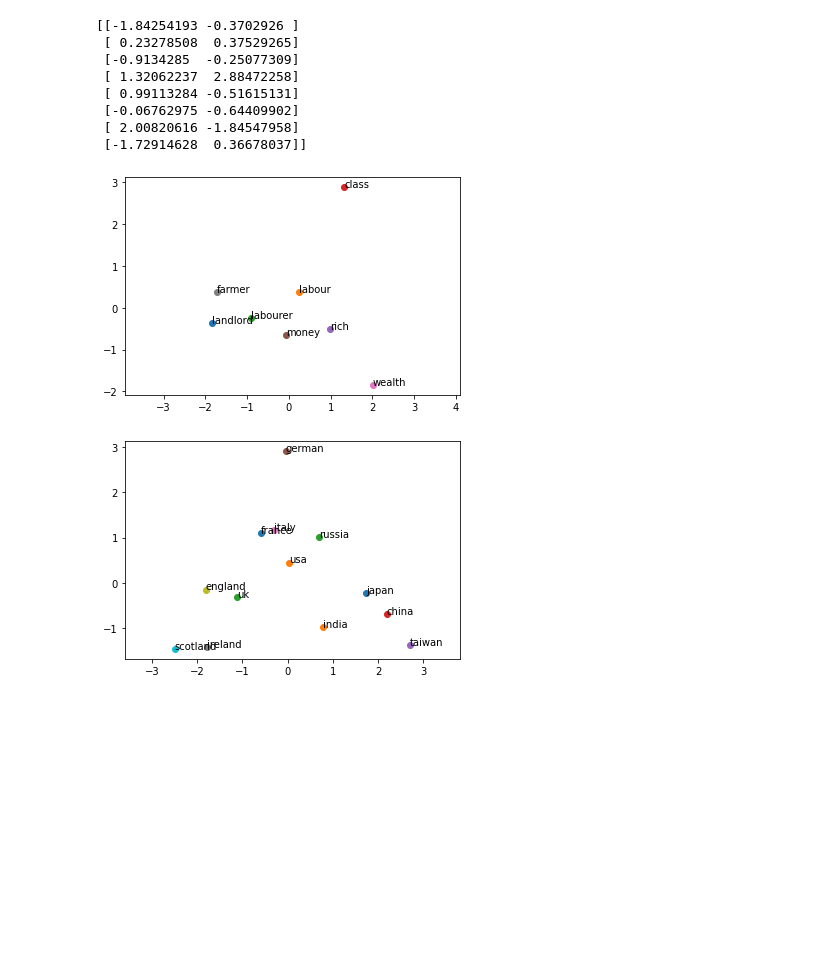
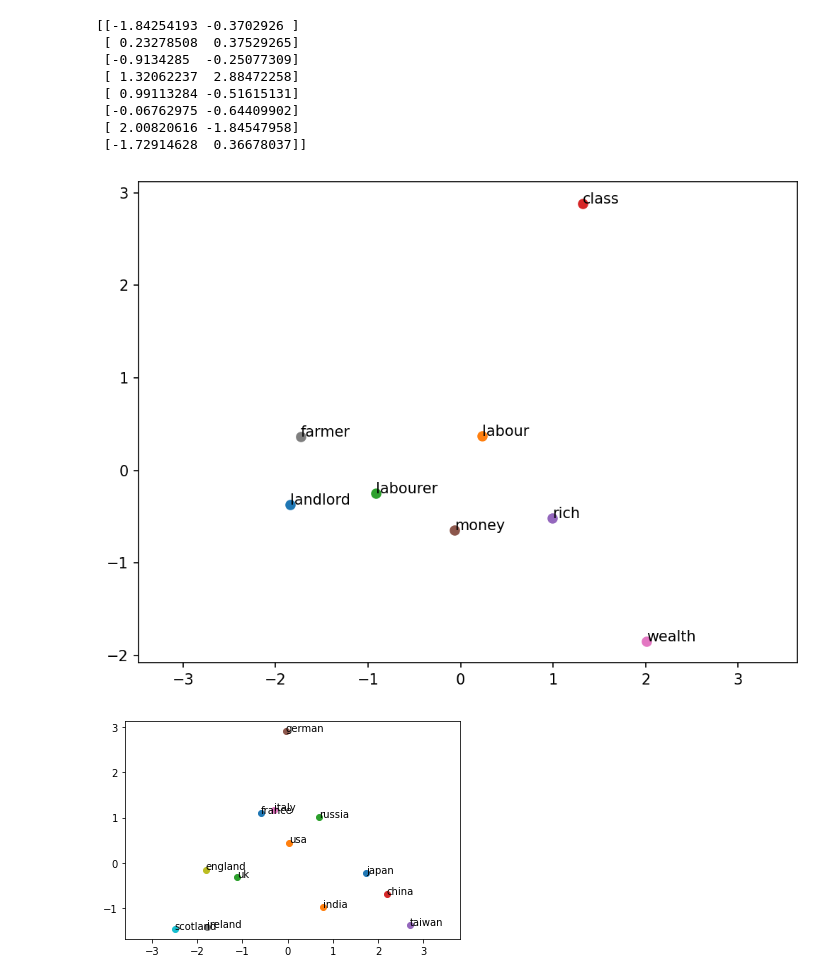
Before and after one commit to p4css/PSS, a Jupyter notebook: TM06_embeddings.ipynb, the cells around one changed output. Saved outputs shown, nothing was run; the diff lists cells and outputs as text; code cells hidden in the pictures; blank space fills up the shorter version.

```diff
--- a/TM06_embeddings.ipynb
+++ b/TM06_embeddings.ipynb
@@ -288,11 +288,11 @@ words = ["landlord", "labour", "labourer", "class", "rich", "money", "wealth", "
 X = []
 for word in words:
     X.append(model[word])
-pca.fit(X)
+# pca.fit(X)
 # %% [output]
 PCA(n_components=2)
 # %%
-points = pca.transform(X)
+points = pca.fit_transform(X)
 
 print(points)
 # %% [output]
@@ -305,15 +305,16 @@ print(points)
  [ 2.00820616 -1.84547958]
  [-1.72914628  0.36678037]]
 # %%
+plt.figure(figsize=(8, 6), dpi=150)
 for i in range(len(points)):
     label = words[i]
     x = points[i][0]
     y = points[i][1]
     plt.scatter(x, y)
     plt.annotate(label, xy=(x, y))
 plt.axis('equal');
 # %% [output]
-[figure, old version]
+[figure, new version]
 # %%
 from sklearn.decomposition import PCA
 pca = PCA(n_components=2)
```
Also changed, not shown: parts of 4 cells of this notebook.
